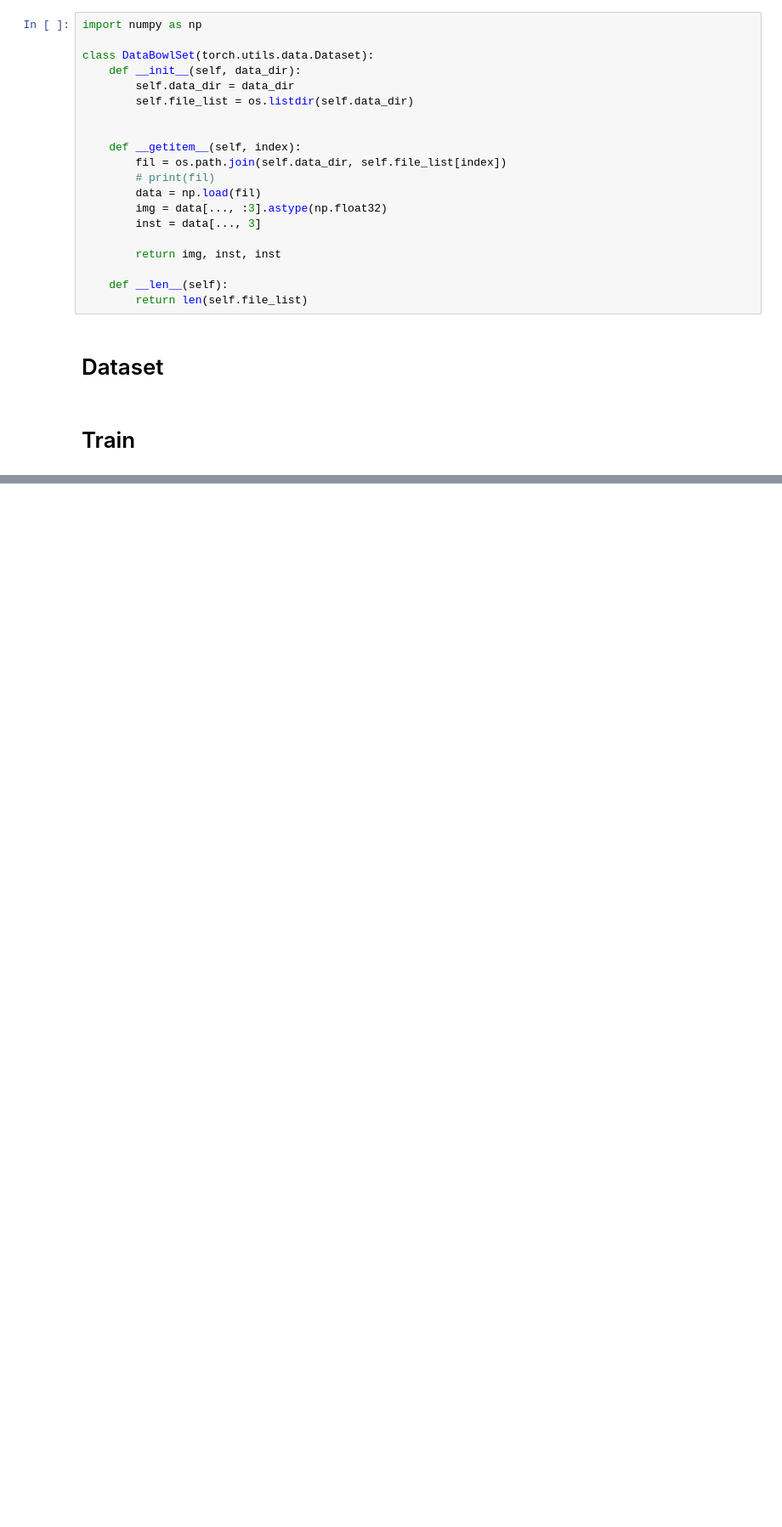
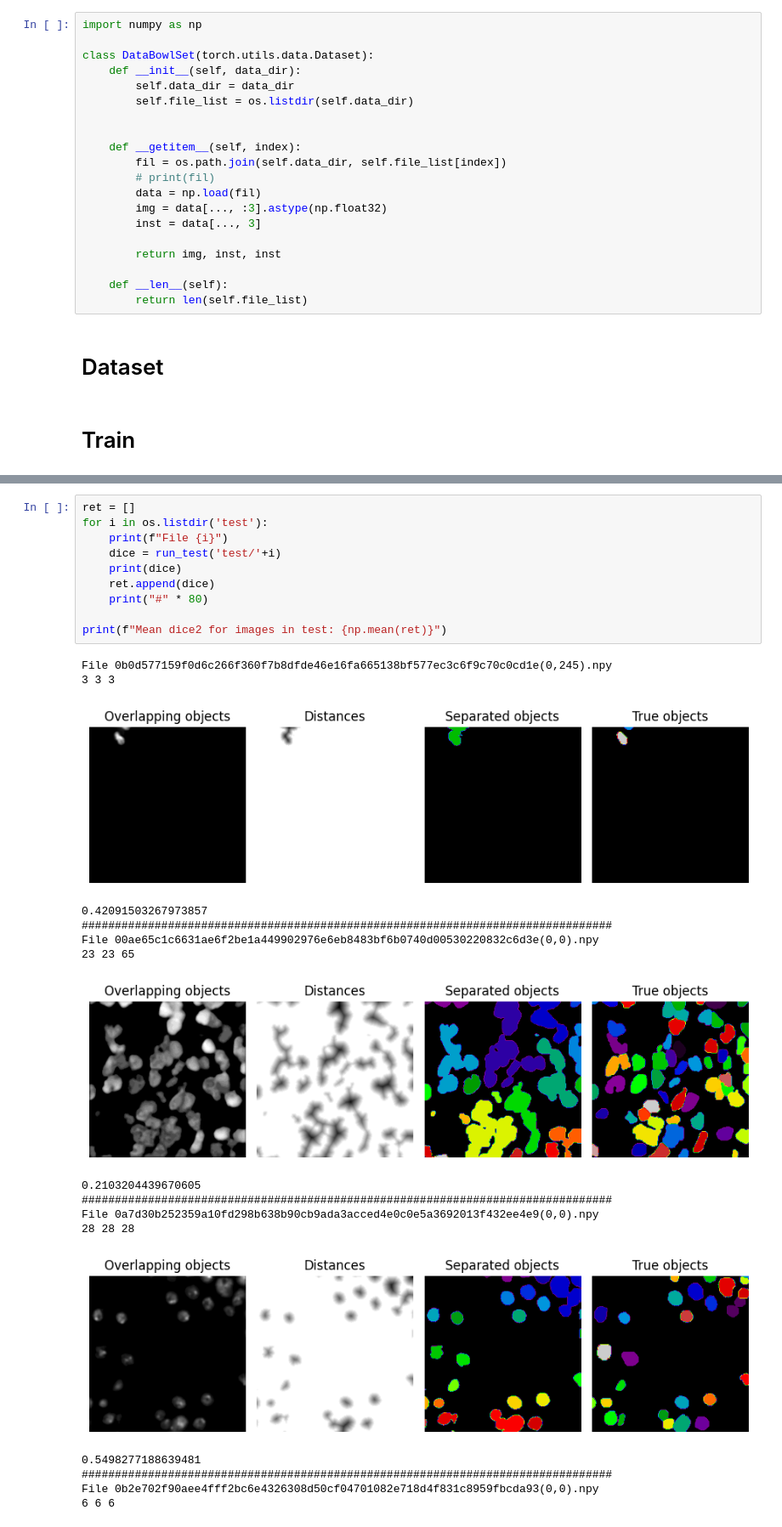
Before and after one commit to stasiek-j/hackathon, a Jupyter notebook: U_Net.ipynb, the cells around one changed output, grey strips where cells are left out. Shown at 85% size. Cells and saved outputs as stored; diff of their text form; blank space fills up the shorter version.

Commit message:
Added Evaluation by dice2

```diff
--- a/U_Net.ipynb
+++ b/U_Net.ipynb
@@ -694,0 +852,28 @@ plt.show()
+# %%
+ret = []
+for i in os.listdir('test'):
+    print(f"File {i}")
+    dice = run_test('test/'+i)
+    print(dice)
+    ret.append(dice)
+    print("#" * 80)
+
+print(f"Mean dice2 for images in test: {np.mean(ret)}")
+# %% [output]
+File 0b0d577159f0d6c266f360f7b8dfde46e16fa665138bf577ec3c6f9c70c0cd1e(0,245).npy
+3 3 3
+[figure, added]
+0.42091503267973857
+################################################################################
+File 00ae65c1c6631ae6f2be1a449902976e6eb8483bf6b0740d00530220832c6d3e(0,0).npy
+23 23 65
+[figure, added]
+0.2103204439670605
+################################################################################
+File 0a7d30b252359a10fd298b638b90cb9ada3acced4e0c0e5a3692013f432ee4e9(0,0).npy
+28 28 28
+[figure, added]
+0.5498277188639481
+################################################################################
+File 0b2e702f90aee4fff2bc6e4326308d50cf04701082e718d4f831c8959fbcda93(0,0).npy
+6 6 6
```
Also changed, not shown: parts of 14 cells of this notebook.
